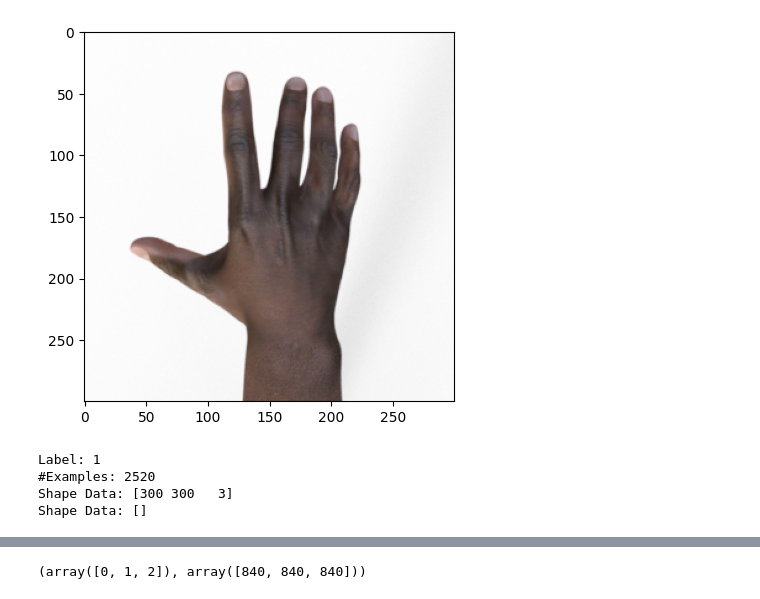
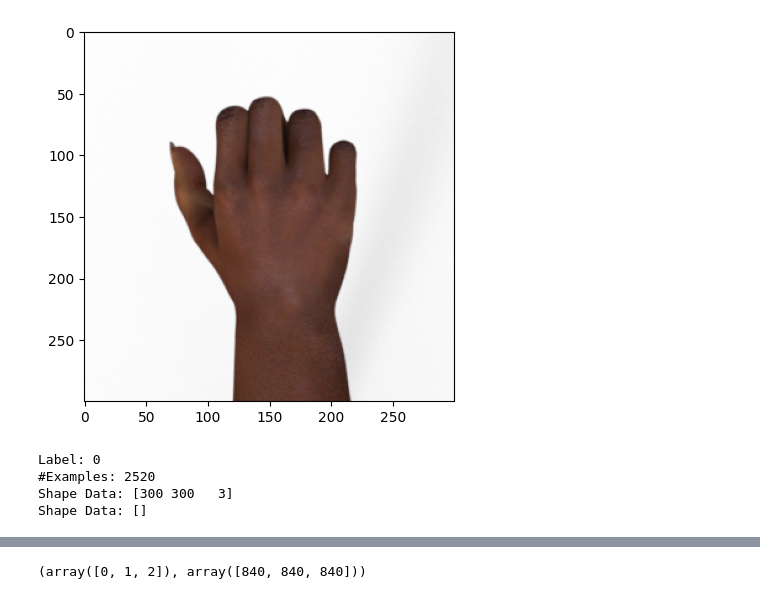
Before and after one commit to dschlesinger/RockPaperScissorsDemo, a Jupyter notebook: main.ipynb, the cells around one changed output, grey strips where cells are left out. Saved outputs shown, nothing was run; the diff lists cells and outputs as text; code cells hidden in the pictures.

```diff
--- a/main.ipynb
+++ b/main.ipynb
@@ -17,7 +14,7 @@ To enable the following instructions: AVX2 FMA, in other operations, rebuild Ten
 # %%
 #Show image
 for ex in RPS_data:
-    if ex["label"] == 1:
+    if ex["label"] == 0:
         example = np.array(ex["image"])
         answer = np.array(ex["label"])
         break
@@ -33,8 +31,8 @@ print(f"Shape Data: {tf.shape(answer)}")
-[figure, old version]
+[figure, new version]
-Label: 1
-#Examples: 2520
-Shape Data: [300 300   3]
-Shape Data: []
+Label: 0
+#Examples: 2520
+Shape Data: [300 300   3]
+Shape Data: []
 # %%
 # 0: Rock
 # 1: Paper
```
Also changed, not shown: parts of 12 cells of this notebook.
